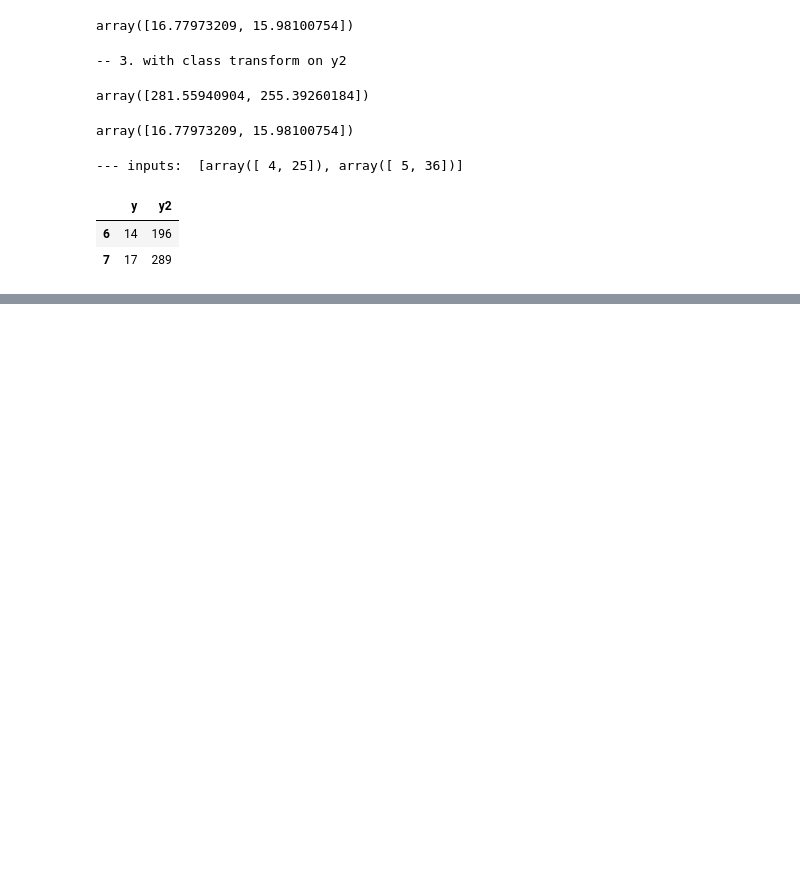
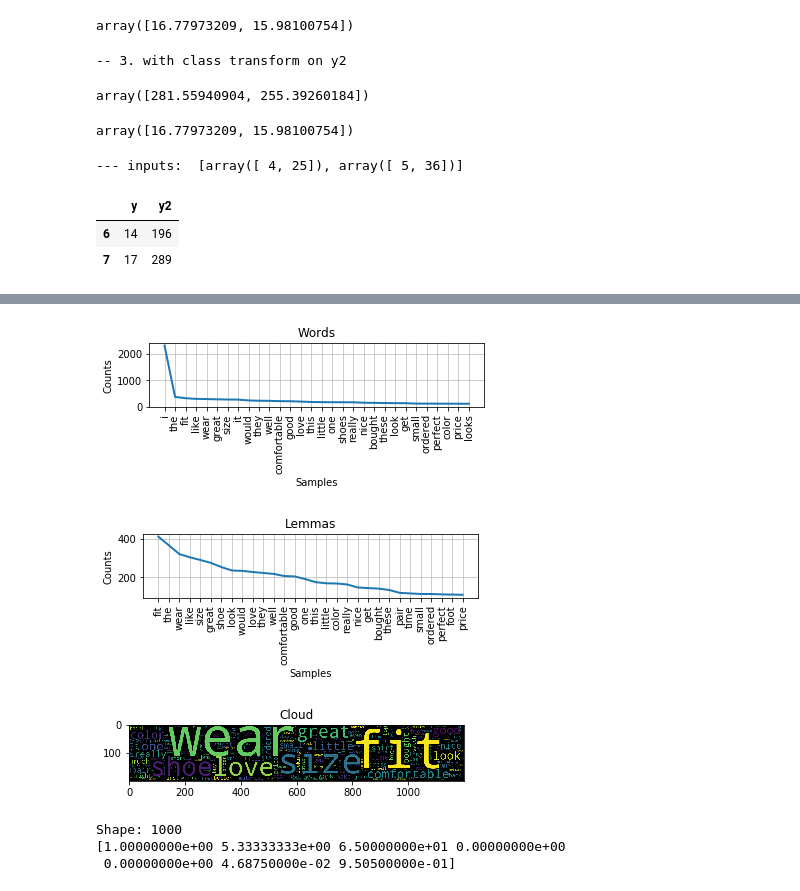
Before and after one commit to bilha-analytics/play_oopz, a Jupyter notebook: notebooks/02_scklearn.ipynb, the cells around one changed output, grey strips where cells are left out. Saved outputs shown, nothing was run; the diff lists cells and outputs as text; code cells hidden in the pictures; blank space fills up the shorter version.

Commit message:
EDA @ product reviews - custom transformers and ETL pipeline

```diff
--- a/notebooks/02_scklearn.ipynb
+++ b/notebooks/02_scklearn.ipynb
@@ -368,0 +507,21 @@ dir(dset)
+# %%
+from nltk import FreqDist
+from wordcloud import WordCloud
+## Word stats
+corp  = MyCorporaText( "\n".join(dframe.comment.values), remove_numbers=True )
+plt.subplot(3, 1, 1, title='Words')
+corp.freq_dist.plot(30);
+
+
+plt.subplot(3, 1, 2, title='Lemmas')
+FreqDist( corp.lemmas ).plot(30);
+
+
+
+plt.subplot(3, 1, 3, title='Cloud')
+wc = WordCloud(width=1200).generate( " ".join(corp.lemmas) )
+plt.imshow(wc);
+# %% [output]
+[figure, added]
+[figure, added]
+[figure, added]
@@ -368,0 +556,22 @@ dir(dset)
+# %%
+### --- A.1. ETL pipeline ---
+pipe = Pipeline([
+    # 1. get data from json file as dataframe
+    ('fetch', ExtracTextTransformer('reviewText', 'overall') ),
+
+    # 2. Combine text.vector_encoding with selected feature + scale some cols
+#     ('featurize', ColumnTransformer([
+#         ('textit', FunctionTransformer(get_text_column) ),
+#         ('encoded', TfidfVectorizer() ), ## TODO: use transformer @ col select
+        ('selected', ColSelectorTransformer(selected_features) ),
+#     ]))
+])
+
+
+Xdata = pipe.fit_transform(json_file_reader( json_file))
+
+print( f"Shape: { len(Xdata) } \n{Xdata[0]}")
+# %% [output]
+Shape: 1000
+[1.00000000e+00 5.33333333e+00 6.50000000e+01 0.00000000e+00
+ 0.00000000e+00 4.68750000e-02 9.50500000e-01]
```
Also changed, not shown: parts of 24 cells of this notebook, 2 other files.
